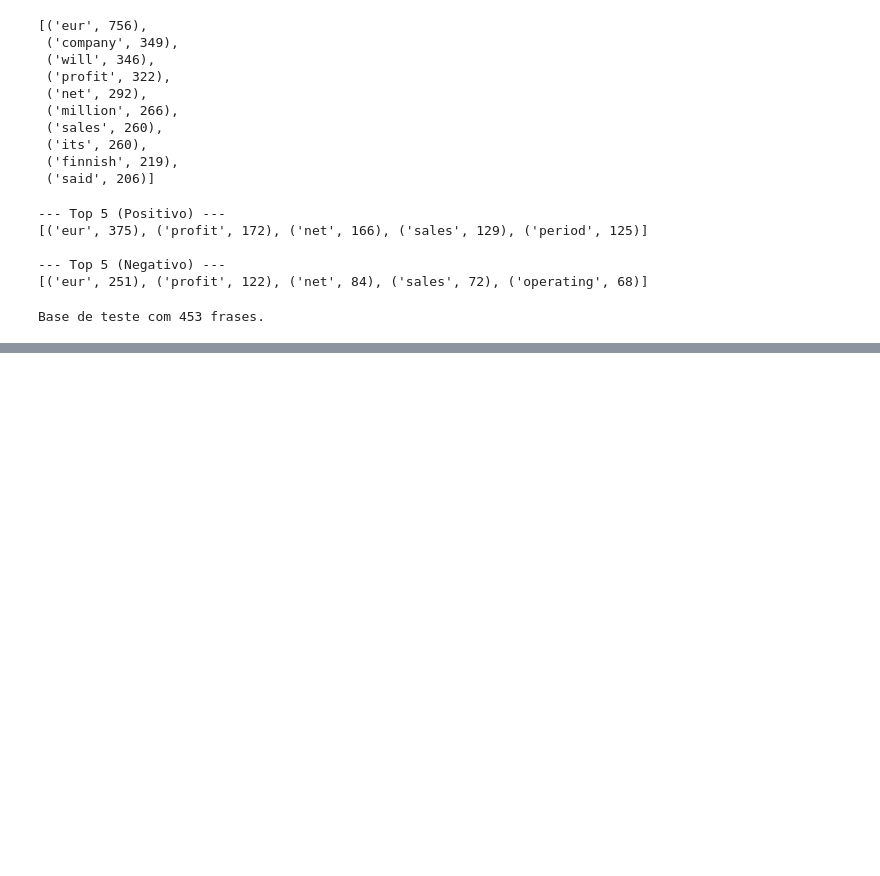
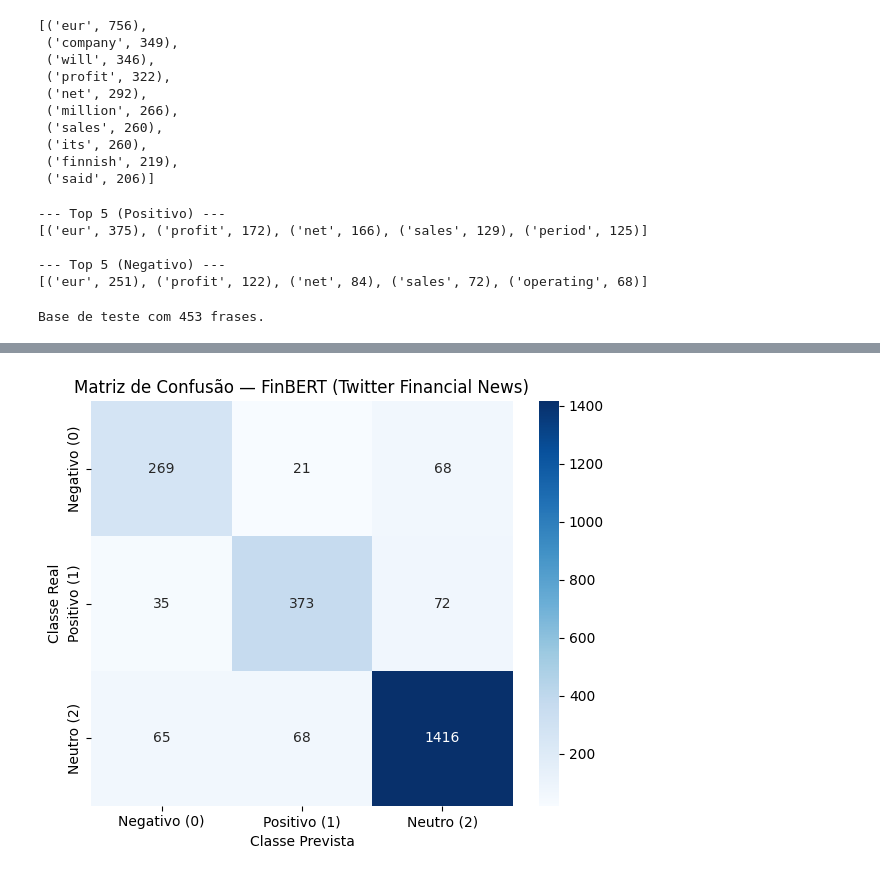
Before and after one commit to Flavio-98/financial-sentiment-analysis-transformers, a Jupyter notebook: Projeto2_AnaliseSentimento_MercadoFinanceiro.ipynb, the cells around one changed output, grey strips where cells are left out. Drawn from its saved outputs; the diff is of its cells as text; code cells hidden in the pictures; blank space fills up the shorter version.

```diff
--- a/Projeto2_AnaliseSentimento_MercadoFinanceiro.ipynb
+++ b/Projeto2_AnaliseSentimento_MercadoFinanceiro.ipynb
@@ -186,0 +273,11 @@ weighted avg       0.97      0.97      0.97       453
+# %%
+dummy = DummyClassifier(strategy="most_frequent")
+dummy.fit(X_train, y_train)
+y_pred_dummy = dummy.predict(X_test)
+
+acc_dummy = accuracy_score(y_test, y_pred_dummy)
+f1_macro_dummy = f1_score(y_test, y_pred_dummy, average="macro")
+f1_weighted_dummy = f1_score(y_test, y_pred_dummy, average="weighted")
+
+print("--- MODELO DE REFERÊNCIA ---")
+print(f"Acurácia: {acc_dummy:.4f} | F1-Macro: {f1_macro_dummy:.4f} | F1-Weighted: {f1_weighted_dummy:.4f}")
@@ -186,0 +340,2 @@ weighted avg       0.97      0.97      0.97       453
+# %%
+trainer.train()
@@ -186,0 +349,9 @@ weighted avg       0.97      0.97      0.97       453
+# %%
+from sklearn.metrics import confusion_matrix
+
+predicoes_output = trainer.predict(test_tokenized)
+y_pred_finbert = np.argmax(predicoes_output.predictions, axis=-1)
+
+nomes_classes = ["Negativo (0)", "Positivo (1)", "Neutro (2)"]
+print("=== RELATÓRIO DE CLASSIFICAÇÃO: FINBERT AJUSTADO (BASE TWITTER) ===")
+print(classification_report(y_test, y_pred_finbert, target_names=nomes_classes, digits=4))
@@ -186,0 +370,19 @@ weighted avg       0.97      0.97      0.97       453
+# %%
+matriz_confusao = confusion_matrix(y_test, y_pred_finbert)
+
+plt.figure(figsize=(6, 5))
+sns.heatmap(
+    matriz_confusao,
+    annot=True,
+    fmt="d",
+    cmap="Blues",
+    xticklabels=nomes_classes,
+    yticklabels=nomes_classes
+)
+plt.title("Matriz de Confusão — FinBERT (Twitter Financial News)")
+plt.ylabel("Classe Real")
+plt.xlabel("Classe Prevista")
+plt.tight_layout()
+plt.show()
+# %% [output]
+[figure, added]
```
Also changed, not shown: parts of 11 cells of this notebook.
